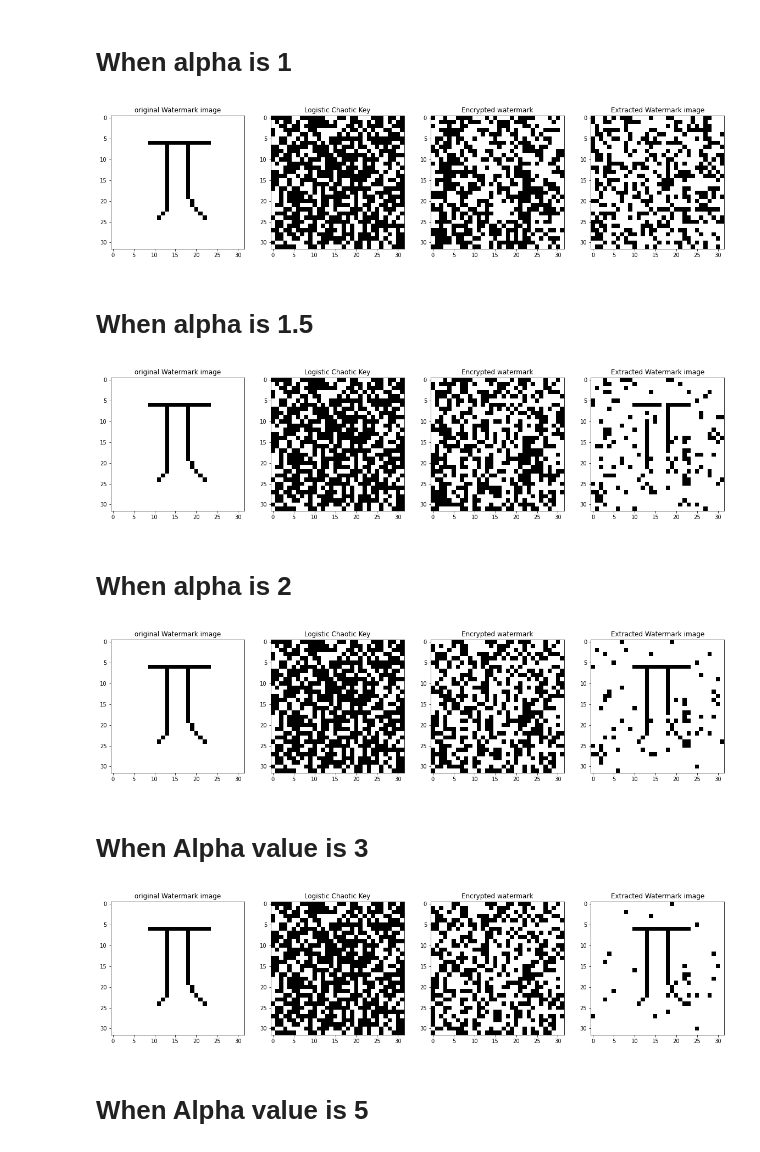
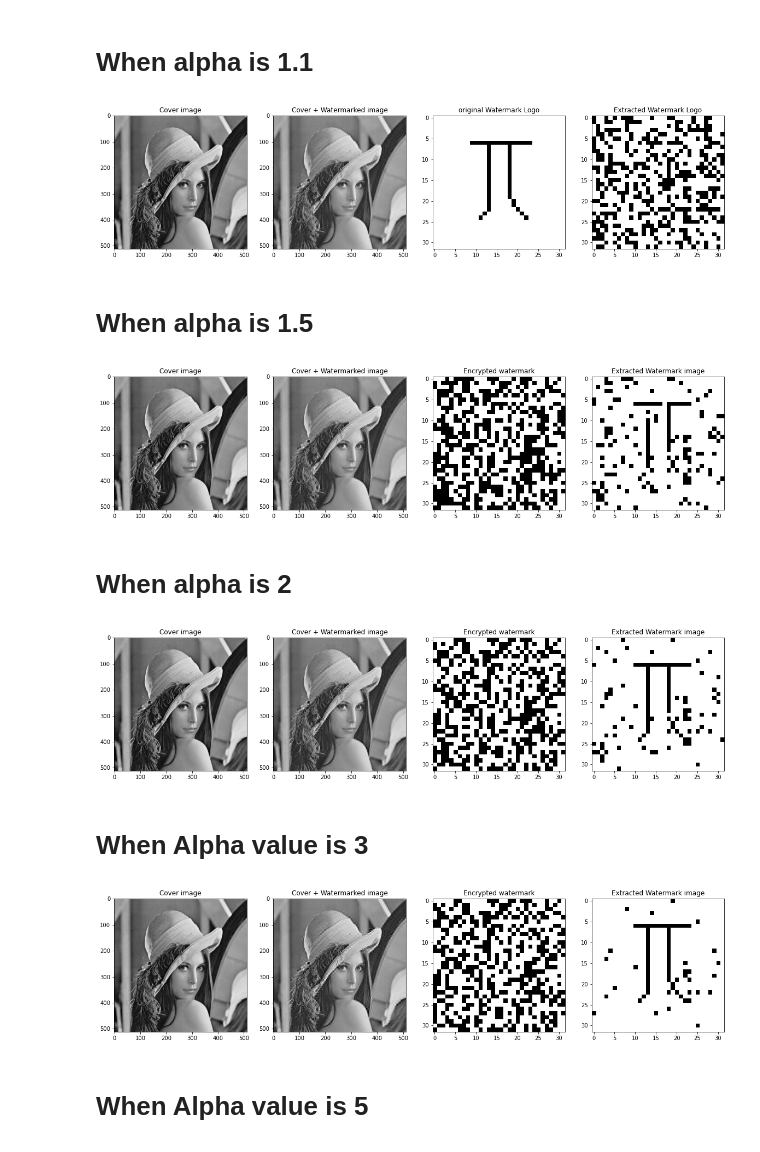
Before and after one commit to mannam95/dct_svd_in_dwt_watermark, a Jupyter notebook: src/watermarking_extraction_demo.ipynb, the cells around one changed output. Drawn from its saved outputs; the diff is of its cells as text; code cells hidden in the pictures.

Commit message:
added more figures after extracting the watermark logo with different alpha values

```diff
--- a/src/watermarking_extraction_demo.ipynb
+++ b/src/watermarking_extraction_demo.ipynb
@@ -27,62 +27,65 @@ def return_encrypted_watermarking_bits(image_path):
 
     return watermark_bits
 # %%
+img = read_image(config.train_images_path + "lena_512x512.gif")
 watermark_img = get_watermark_img() # Gets a 32*32 binary watermark logo
 with open(config.global_enc_key_path, 'rb') as f:
     enc_key = np.load(f)
 # %% [markdown]
-# When alpha is 1
+# When alpha is 1.1
 # %%
-watermark_bits = return_encrypted_watermarking_bits(config.embedded_images_path + "lena_512x512_11.gif")
+image_name = "lena_512x512_11.gif"
+watermark_bits = return_encrypted_watermarking_bits(config.embedded_images_path + image_name)
 decrypted_watermark = decrypt_watermark(watermark_bits, enc_key)
 
 plt.figure(figsize=(20, 5))
 
 # Plot original watermark image
 ax = plt.subplot(1, 4, 1)
-plt.imshow(watermark_img)
-plt.title( "original Watermark image")
+plt.imshow(img)
+plt.title( "Cover image")
 plt.gray()
 
 # Plot encrypted watermark image
 ax = plt.subplot(1, 4, 2)
-plt.imshow(enc_key)
-plt.title( "Logistic Chaotic Key")
+plt.imshow(read_image(config.embedded_images_path + image_name))
+plt.title( "Cover + Watermarked image")
 plt.gray()
 
 # Plot encrypted watermark image
 ax = plt.subplot(1, 4, 3)
-plt.imshow(watermark_bits)
-plt.title( "Encrypted watermark")
+plt.imshow(watermark_img)
+plt.title( "original Watermark Logo")
 plt.gray()
 
 # Plot encrypted watermark image
 ax = plt.subplot(1, 4, 4)
 plt.imshow(decrypted_watermark)
-plt.title( "Extracted Watermark image")
+plt.title( "Extracted Watermark Logo")
 plt.gray()
 
 plt.show()
 # %% [output]
-[figure, old version]
+[figure, new version]
 # %% [markdown]
 # When alpha is 1.5
 # %%
-watermark_bits = return_encrypted_watermarking_bits(config.embedded_images_path + "lena_512x512_15.gif")
+image_name = "lena_512x512_15.gif"
+watermark_bits = return_encrypted_watermarking_bits(config.embedded_images_path + image_name)
 decrypted_watermark = decrypt_watermark(watermark_bits, enc_key)
 
 plt.figure(figsize=(20, 5))
 
 # Plot original watermark image
 ax = plt.subplot(1, 4, 1)
-plt.imshow(watermark_img)
-plt.title( "original Watermark image")
+plt.imshow(img)
+plt.title( "Cover image")
 plt.gray()
 
 # Plot encrypted watermark image
 ax = plt.subplot(1, 4, 2)
-plt.imshow(enc_key)
-plt.title( "Logistic Chaotic Key")
+plt.imshow(read_image(config.embedded_images_path + image_name))
+plt.title( "Cover + Watermarked image")
 plt.gray()
 
 # Plot encrypted watermark image
@@ -99,25 +102,26 @@ plt.gray()
 
 plt.show()
 # %% [output]
-[figure, old version]
+[figure, new version]
 # %% [markdown]
 # When alpha is 2
 # %%
-watermark_bits = return_encrypted_watermarking_bits(config.embedded_images_path + "lena_512x512_2.gif")
+image_name = "lena_512x512_2.gif"
+watermark_bits = return_encrypted_watermarking_bits(config.embedded_images_path + image_name)
 decrypted_watermark = decrypt_watermark(watermark_bits, enc_key)
 
 plt.figure(figsize=(20, 5))
 
 # Plot original watermark image
 ax = plt.subplot(1, 4, 1)
-plt.imshow(watermark_img)
-plt.title( "original Watermark image")
+plt.imshow(img)
+plt.title( "Cover image")
 plt.gray()
 
 # Plot encrypted watermark image
 ax = plt.subplot(1, 4, 2)
-plt.imshow(enc_key)
-plt.title( "Logistic Chaotic Key")
+plt.imshow(read_image(config.embedded_images_path + image_name))
+plt.title( "Cover + Watermarked image")
 plt.gray()
 
 # Plot encrypted watermark image
@@ -134,25 +138,26 @@ plt.gray()
 
 plt.show()
 # %% [output]
-[figure, old version]
+[figure, new version]
 # %% [markdown]
 # When Alpha value is 3
 # %%
-watermark_bits = return_encrypted_watermarking_bits(config.embedded_images_path + "lena_512x512_3.gif")
+image_name = "lena_512x512_3.gif"
+watermark_bits = return_encrypted_watermarking_bits(config.embedded_images_path + image_name)
 decrypted_watermark = decrypt_watermark(watermark_bits, enc_key)
 
 plt.figure(figsize=(20, 5))
 
 # Plot original watermark image
 ax = plt.subplot(1, 4, 1)
-plt.imshow(watermark_img)
-plt.title( "original Watermark image")
+plt.imshow(img)
+plt.title( "Cover image")
 plt.gray()
 
 # Plot encrypted watermark image
 ax = plt.subplot(1, 4, 2)
-plt.imshow(enc_key)
-plt.title( "Logistic Chaotic Key")
+plt.imshow(read_image(config.embedded_images_path + image_name))
+plt.title( "Cover + Watermarked image")
 plt.gray()
 
 # Plot encrypted watermark image
@@ -169,7 +174,7 @@ plt.gray()
 
 plt.show()
 # %% [output]
-[figure, old version]
+[figure, new version]
 # %% [markdown]
 # When Alpha value is 5
 # %%
```
Also changed, not shown: parts of 2 cells of this notebook, 1 other file.
